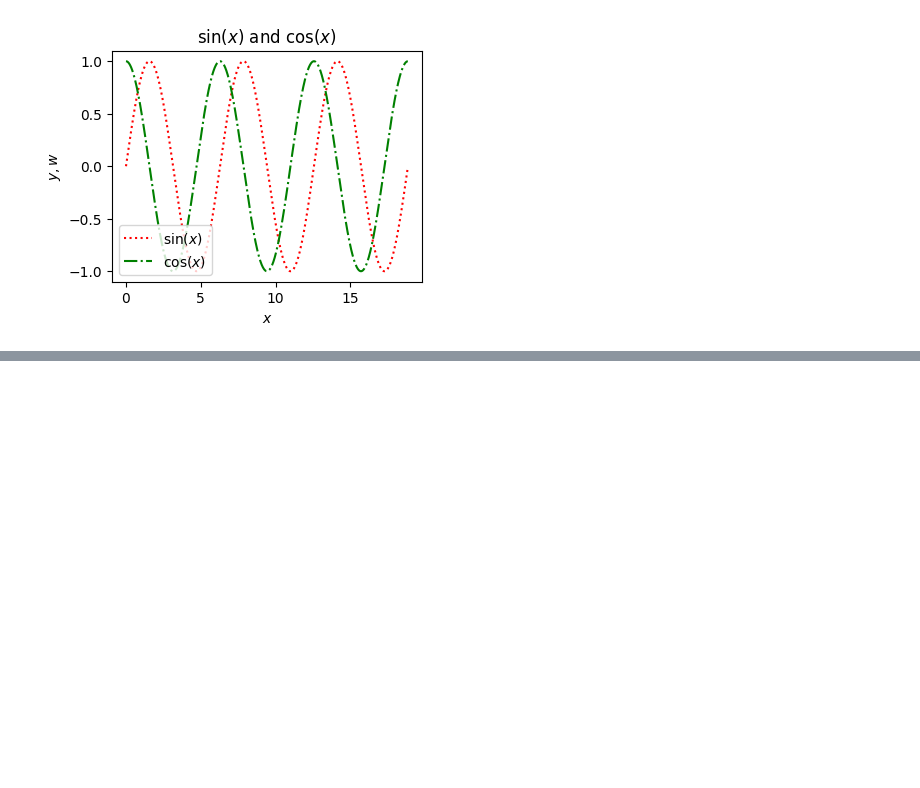
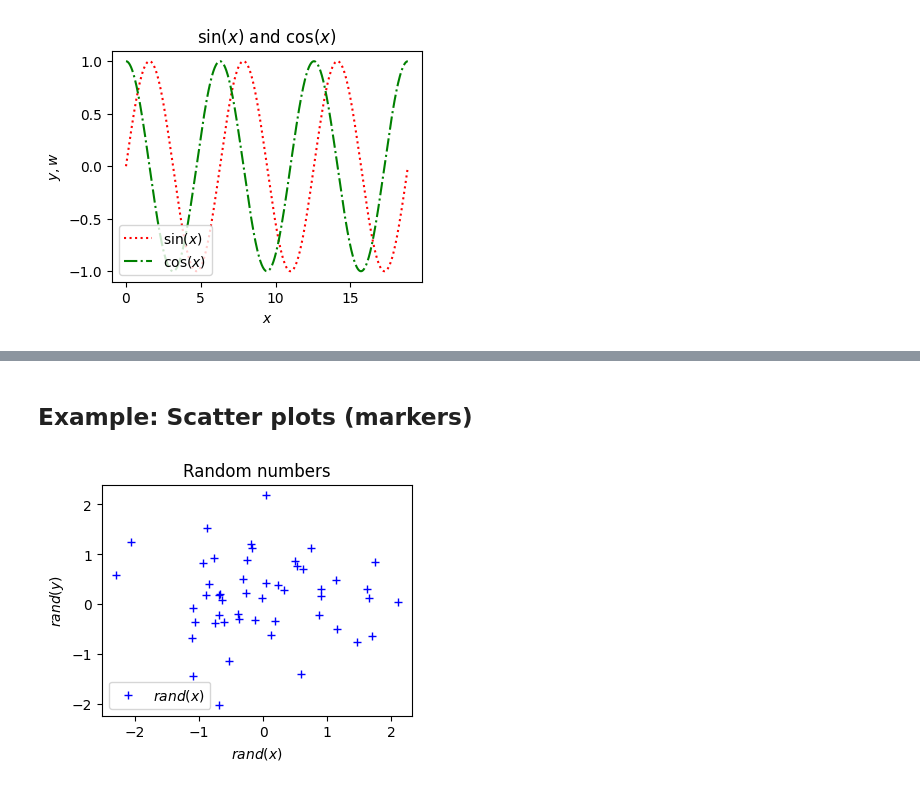
Before and after one commit to wbandabarragan/computational-physics-1, a Jupyter notebook: unit-1/106-Plotting-in-Python.ipynb, the cells around one changed output, grey strips where cells are left out. Saved outputs shown, nothing was run; the diff lists cells and outputs as text; code cells hidden in the pictures; blank space fills up the shorter version.

```diff
--- a/unit-1/106-Plotting-in-Python.ipynb
+++ b/unit-1/106-Plotting-in-Python.ipynb
@@ -201,0 +265,32 @@ plt.show()
+# %% [markdown]
+## Example: Scatter plots (markers)
+# %%
+# Let us generate randon numbers
+
+# Set up a seed
+np.random.seed(1)
+
+# Generates randon numbers
+new_x = np.random.randn(50)
+new_y = np.random.randn(50)
+
+# Open env.
+plt.figure(figsize=(4,3))
+
+# Plot
+plt.plot(new_x, new_y, color = "blue", linestyle = " ", marker = "+", label = r"$rand(x)$")
+
+# Title with latex syntax
+plt.title("Random numbers")
+
+# Axes titles
+plt.xlabel(r"$rand(x)$")
+plt.ylabel(r"$rand(y)$")
+
+# Legend is added with loc for location
+plt.legend(loc=3)
+
+# Show/Save
+plt.show()
+# %% [output]
+[figure, added]
```
Also changed, not shown: parts of 11 cells of this notebook.
